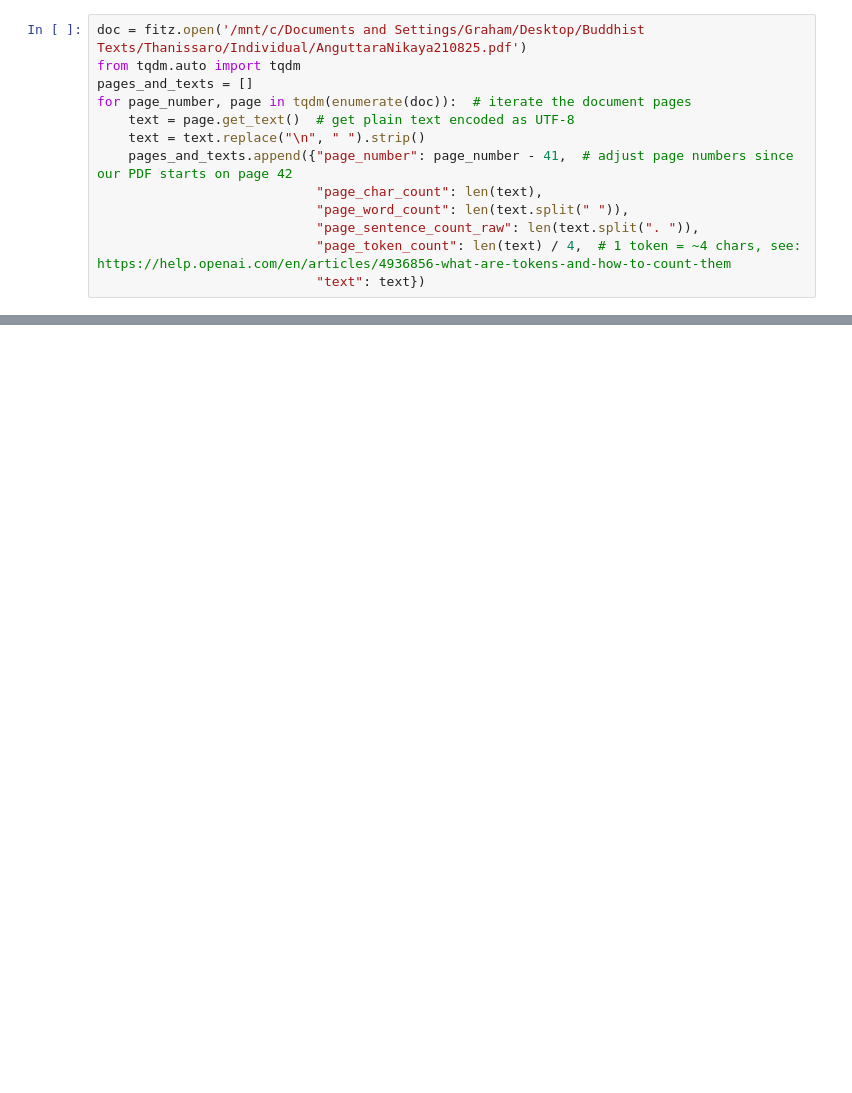
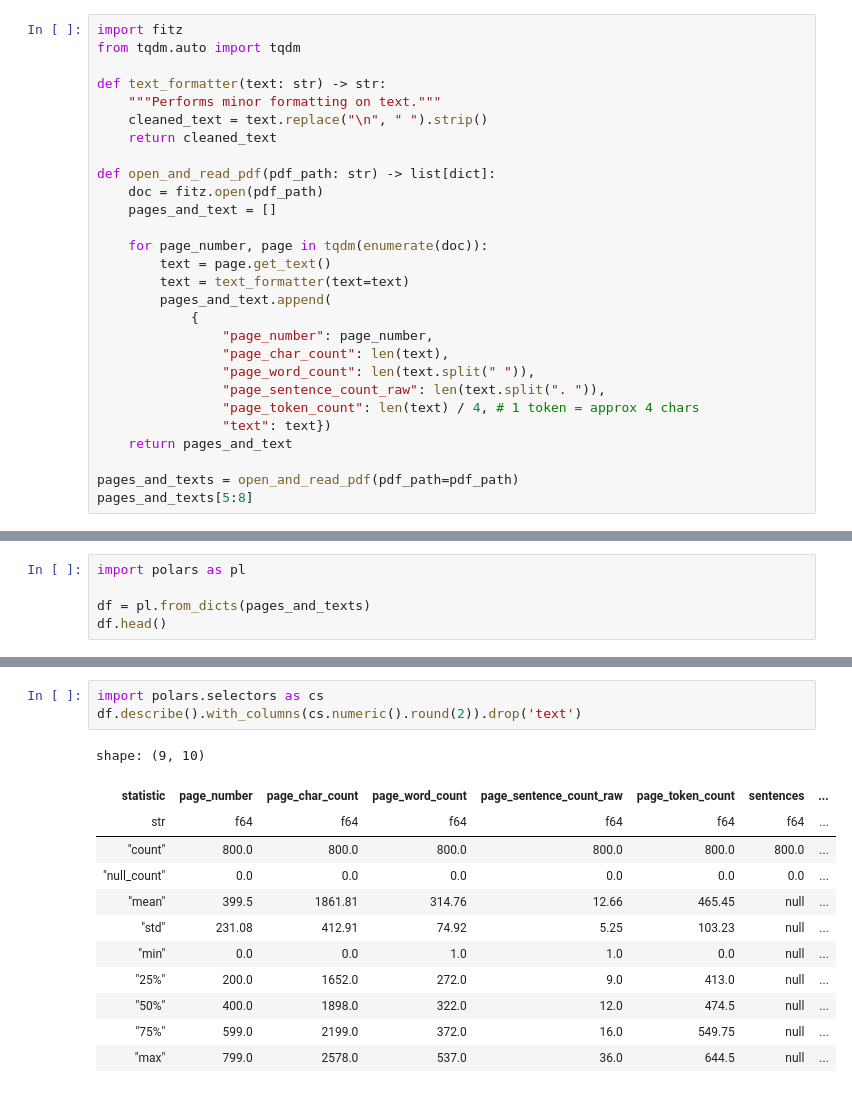
Before and after one commit to gnoblit/pali_canon_rag, a Jupyter notebook: notebooks/01_run_through.ipynb, the cells around one changed output, grey strips where cells are left out. Cells and saved outputs as stored; diff of their text form; blank space fills up the shorter version.

```diff
--- a/notebooks/01_run_through.ipynb
+++ b/notebooks/01_run_through.ipynb
@@ -33,13 +31,28 @@ SyntaxError: incomplete input (4142144993.py, line 8)
 # %%
-doc = fitz.open('/mnt/c/Documents and Settings/Graham/Desktop/Buddhist Texts/Thanissaro/Individual/AnguttaraNikaya210825.pdf')
+import fitz
 from tqdm.auto import tqdm
-pages_and_texts = []
-for page_number, page in tqdm(enumerate(doc)):  # iterate the document pages
-    text = page.get_text()  # get plain text encoded as UTF-8
-    text = text.replace("\n", " ").strip()
-    pages_and_texts.append({"page_number": page_number - 41,  # adjust page numbers since our PDF starts on page 42
-                            "page_char_count": len(text),
-                            "page_word_count": len(text.split(" ")),
-                            "page_sentence_count_raw": len(text.split(". ")),
-                            "page_token_count": len(text) / 4,  # 1 token = ~4 chars, see: https://help.openai.com/en/articles/4936856-what-are-tokens-and-how-to-count-them
-                            "text": text})
+
+def text_formatter(text: str) -> str:
+    """Performs minor formatting on text."""
+    cleaned_text = text.replace("\n", " ").strip()
+    return cleaned_text
+
+def open_and_read_pdf(pdf_path: str) -> list[dict]:
+    doc = fitz.open(pdf_path)
+    pages_and_text = []
+
+    for page_number, page in tqdm(enumerate(doc)):
+        text = page.get_text()
+        text = text_formatter(text=text)
+        pages_and_text.append(
+            {
+                "page_number": page_number,
+                "page_char_count": len(text),
+                "page_word_count": len(text.split(" ")),
+                "page_sentence_count_raw": len(text.split(". ")),
+                "page_token_count": len(text) / 4, # 1 token = approx 4 chars
+                "text": text})
+    return pages_and_text
+
+pages_and_texts = open_and_read_pdf(pdf_path=pdf_path)
+pages_and_texts[5:8]
@@ -45,0 +78,5 @@ for page_number, page in tqdm(enumerate(doc)):  # iterate the document pages
+# %%
+import polars as pl
+
+df = pl.from_dicts(pages_and_texts)
+df.head()
@@ -45,0 +92,16 @@ for page_number, page in tqdm(enumerate(doc)):  # iterate the document pages
+# %%
+import polars.selectors as cs
+df.describe().with_columns(cs.numeric().round(2)).drop('text')
+# %% [output]
+shape: (9, 10)
+| statistic | page_number | page_char_count | page_word_count | page_sentence_count_raw | page_token_count | sentences | ... |
+| str | f64 | f64 | f64 | f64 | f64 | f64 | ... |
+| "count" | 800.0 | 800.0 | 800.0 | 800.0 | 800.0 | 800.0 | ... |
+| "null_count" | 0.0 | 0.0 | 0.0 | 0.0 | 0.0 | 0.0 | ... |
+| "mean" | 399.5 | 1861.81 | 314.76 | 12.66 | 465.45 | null | ... |
+| "std" | 231.08 | 412.91 | 74.92 | 5.25 | 103.23 | null | ... |
+| "min" | 0.0 | 0.0 | 1.0 | 1.0 | 0.0 | null | ... |
+| "25%" | 200.0 | 1652.0 | 272.0 | 9.0 | 413.0 | null | ... |
+| "50%" | 400.0 | 1898.0 | 322.0 | 12.0 | 474.5 | null | ... |
+| "75%" | 599.0 | 2199.0 | 372.0 | 16.0 | 549.75 | null | ... |
+| "max" | 799.0 | 2578.0 | 537.0 | 36.0 | 644.5 | null | ... |
```
Also changed, not shown: parts of 24 cells of this notebook, 1 other file.
